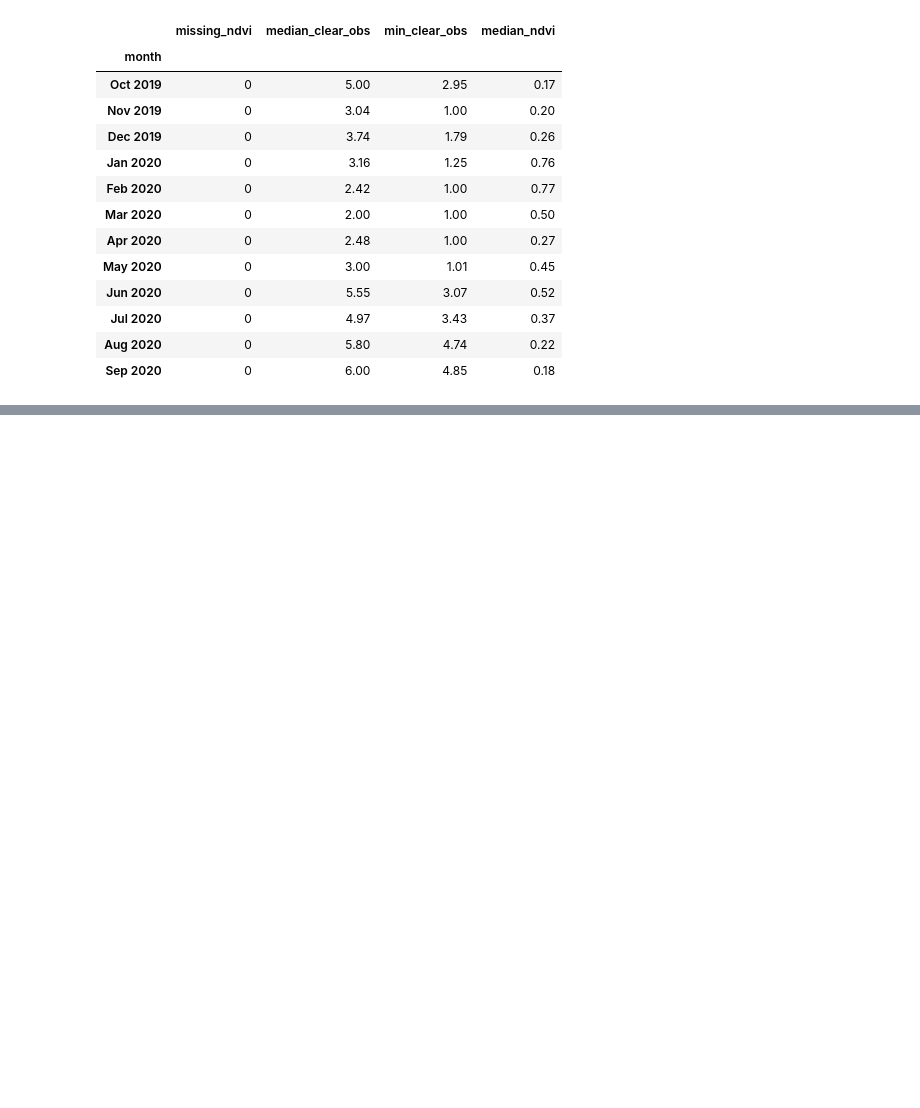
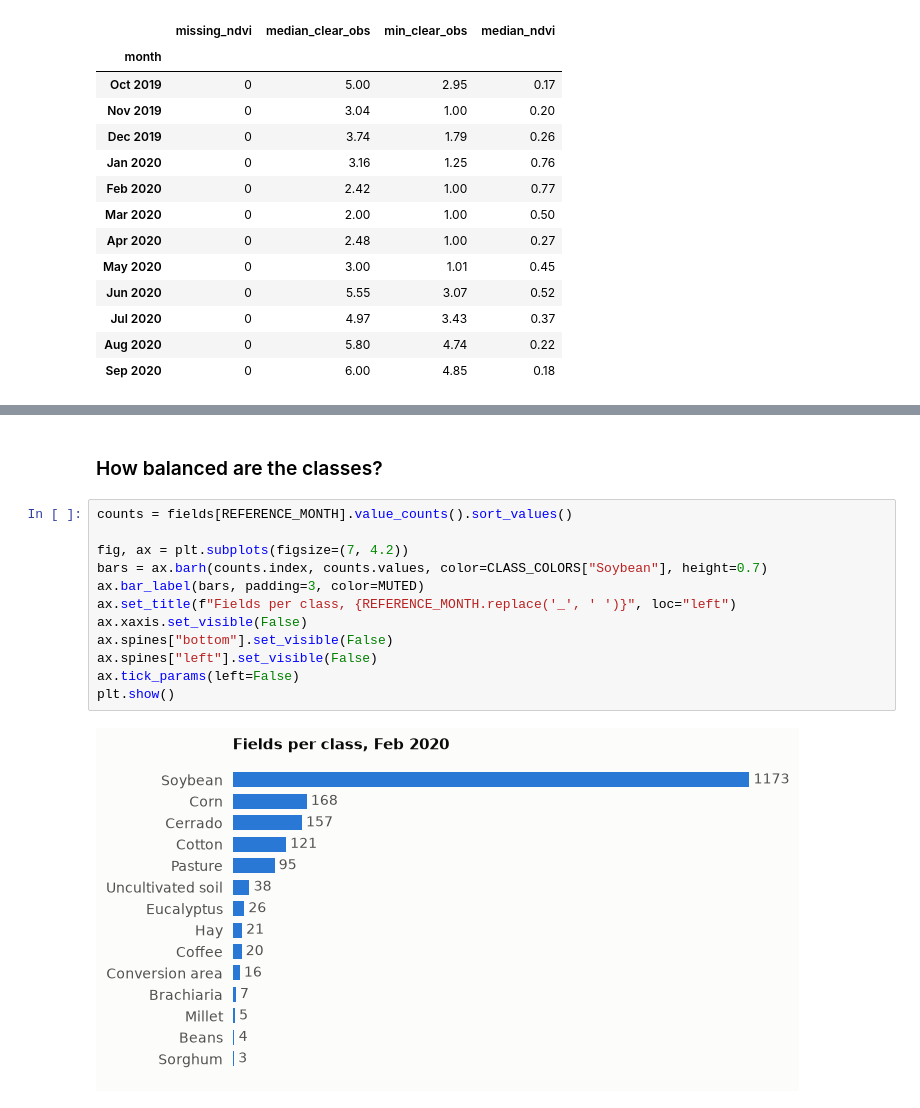
Before and after one commit to lucasmd30/crop-classification-sentinel2, a Jupyter notebook: crop_classification.ipynb, the cells around one changed output, grey strips where cells are left out. Saved outputs shown, nothing was run; the diff lists cells and outputs as text; blank space fills up the shorter version.

```diff
--- a/crop_classification.ipynb
+++ b/crop_classification.ipynb
@@ -276,0 +311,16 @@ quality
+# %% [markdown]
+### How balanced are the classes?
+# %%
+counts = fields[REFERENCE_MONTH].value_counts().sort_values()
+
+fig, ax = plt.subplots(figsize=(7, 4.2))
+bars = ax.barh(counts.index, counts.values, color=CLASS_COLORS["Soybean"], height=0.7)
+ax.bar_label(bars, padding=3, color=MUTED)
+ax.set_title(f"Fields per class, {REFERENCE_MONTH.replace('_', ' ')}", loc="left")
+ax.xaxis.set_visible(False)
+ax.spines["bottom"].set_visible(False)
+ax.spines["left"].set_visible(False)
+ax.tick_params(left=False)
+plt.show()
+# %% [output]
+[figure, added]
```
Also changed, not shown: parts of 12 cells of this notebook.
